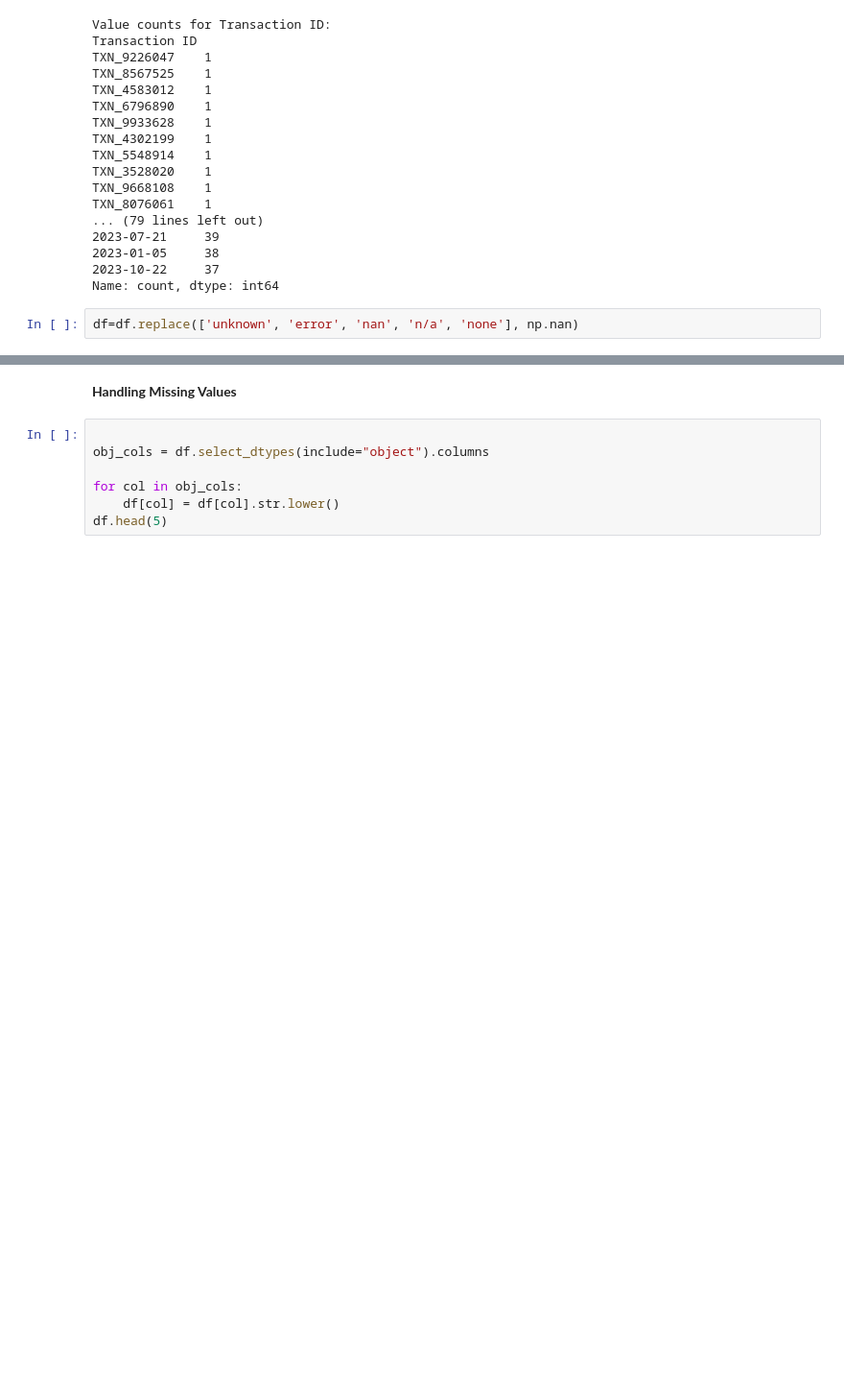
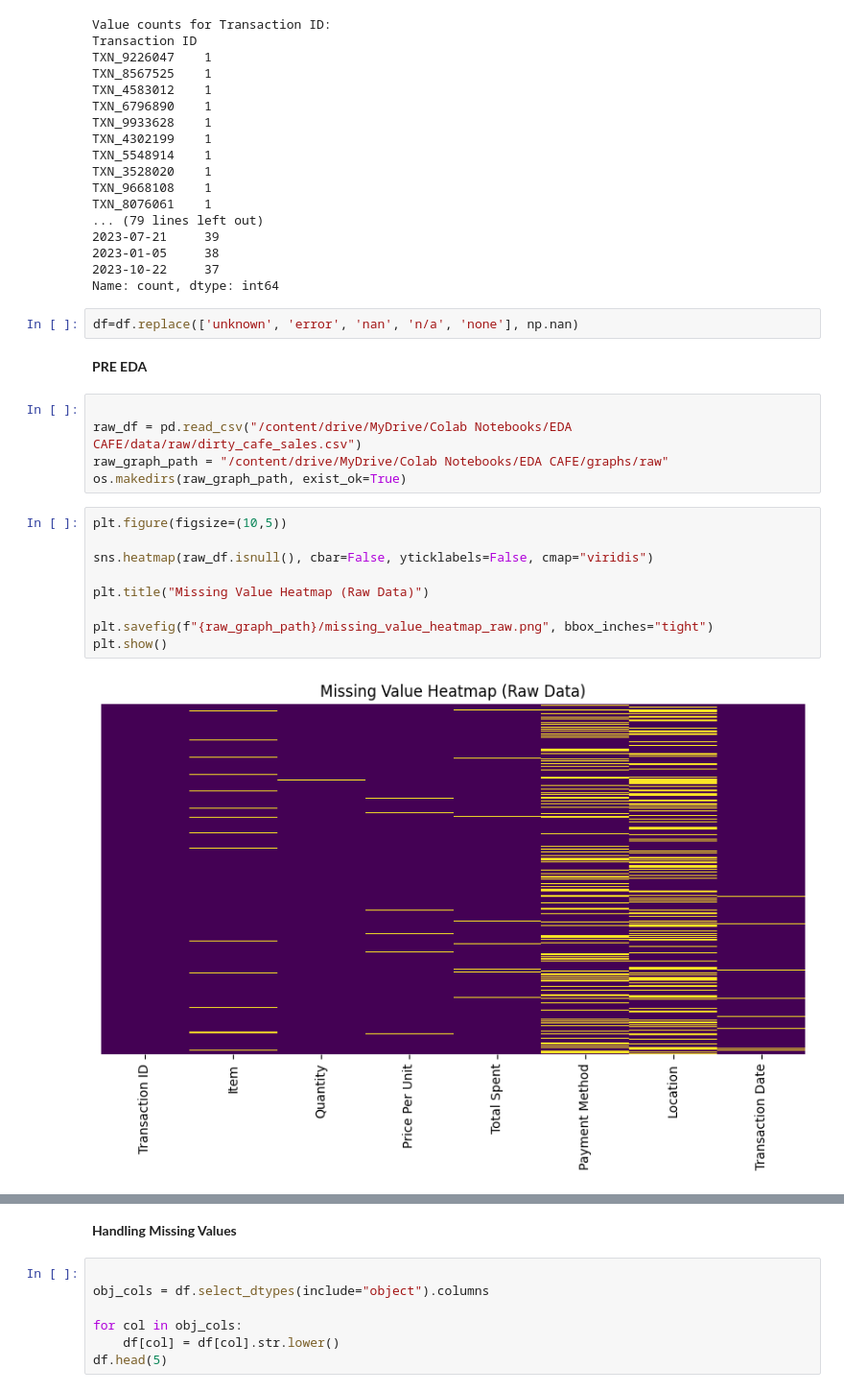
Before and after one commit to Xain1501/CleanCafeData, a Jupyter notebook: CleaningCafeData.ipynb, the cells around one changed output, grey strips where cells are left out. Shown at 96% size. Saved outputs shown, nothing was run; the diff lists cells and outputs as text; blank space fills up the shorter version.

Commit message:
Added  heatmaps and histogram to anayze missing values in raw data

```diff
--- a/CleaningCafeData.ipynb
+++ b/CleaningCafeData.ipynb
@@ -174,3 +174,21 @@ TXN_8076061    1
 Name: count, dtype: int64
 # %%
 df=df.replace(['unknown', 'error', 'nan', 'n/a', 'none'], np.nan)
+# %% [markdown]
+**PRE EDA**
+# %%
+
+raw_df = pd.read_csv("/content/drive/MyDrive/Colab Notebooks/EDA CAFE/data/raw/dirty_cafe_sales.csv")
+raw_graph_path = "/content/drive/MyDrive/Colab Notebooks/EDA CAFE/graphs/raw"
+os.makedirs(raw_graph_path, exist_ok=True)
+# %%
+plt.figure(figsize=(10,5))
+
+sns.heatmap(raw_df.isnull(), cbar=False, yticklabels=False, cmap="viridis")
+
+plt.title("Missing Value Heatmap (Raw Data)")
+
+plt.savefig(f"{raw_graph_path}/missing_value_heatmap_raw.png", bbox_inches="tight")
+plt.show()
+# %% [output]
+[figure, added]
```
Also changed, not shown: parts of 5 cells of this notebook.
